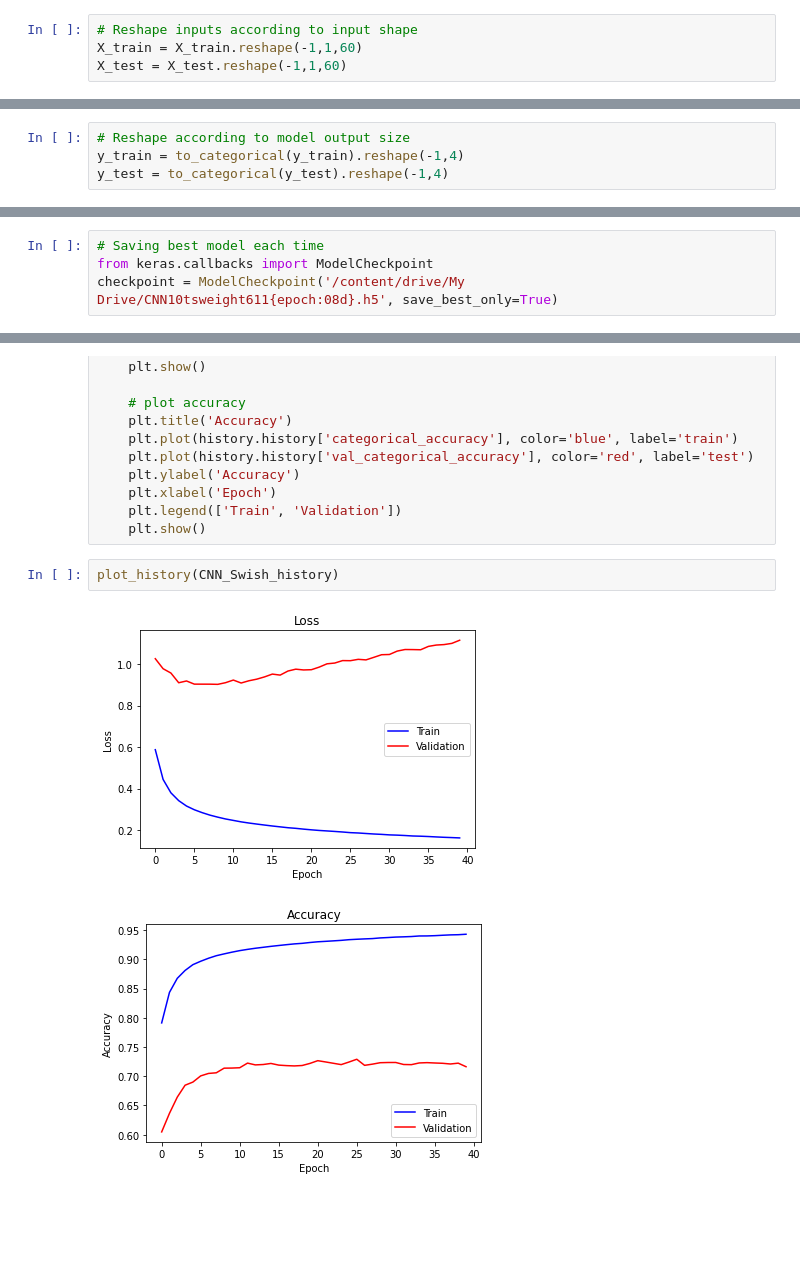
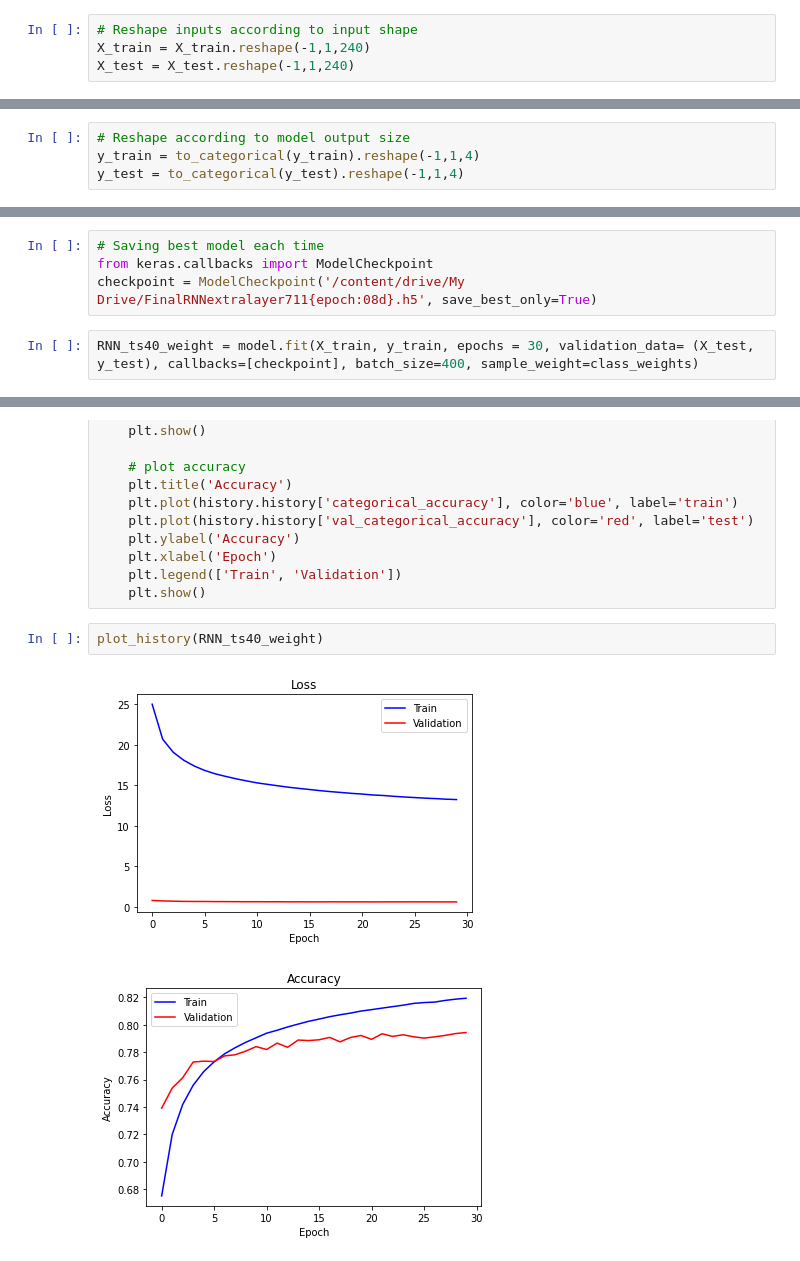
Before and after one commit to KrishnaMurali177/Deep-Learning-Terrain-Identifiaction, a Jupyter notebook: Terrain_Identification.ipynb, the cells around one changed output, grey strips where cells are left out. Cells and saved outputs as stored; diff of their text form; blank space fills up the shorter version.

Commit message:
Cleaned data and 3 models
Data cleaning with grouping by each subject and subject ID. 40 timestep data with zero padded ends.

```diff
--- a/Terrain_Identification.ipynb
+++ b/Terrain_Identification.ipynb
@@ -417,8 +434,8 @@ print(counts)
 [3772014 1257338]
 # %%
 # Reshape inputs according to input shape
-X_train = X_train.reshape(-1,1,60)
-X_test = X_test.reshape(-1,1,60)
+X_train = X_train.reshape(-1,1,240)
+X_test = X_test.reshape(-1,1,240)
 # %%
 X_train.shape
 # %% [output]
@@ -433,12 +450,14 @@ model_CNN.output_shape
 (None, 1, 4)
 # %%
 # Reshape according to model output size
-y_train = to_categorical(y_train).reshape(-1,4)
-y_test = to_categorical(y_test).reshape(-1,4)
+y_train = to_categorical(y_train).reshape(-1,1,4)
+y_test = to_categorical(y_test).reshape(-1,1,4)
 # %%
 y_train = y_train.reshape(-1,1,4)
 y_test = y_test.reshape(-1,1,4)
 # %%
 # Saving best model each time
 from keras.callbacks import ModelCheckpoint
-checkpoint = ModelCheckpoint('/content/drive/My Drive/CNN10tsweight611{epoch:08d}.h5', save_best_only=True)
+checkpoint = ModelCheckpoint('/content/drive/My Drive/FinalRNNextralayer711{epoch:08d}.h5', save_best_only=True)
+# %%
+RNN_ts40_weight = model.fit(X_train, y_train, epochs = 30, validation_data= (X_test, y_test), callbacks=[checkpoint], batch_size=400, sample_weight=class_weights)
@@ -612,9 +627,9 @@ def plot_history(history):
     plt.legend(['Train', 'Validation'])
     plt.show()
 # %%
-plot_history(CNN_Swish_history)
+plot_history(RNN_ts40_weight)
 # %% [output]
-[figure, old version]
+[figure, new version]
-[figure, old version]
+[figure, new version]
 # %%
 # Plotting f1 metric
```
Also changed, not shown: parts of 47 cells of this notebook.
